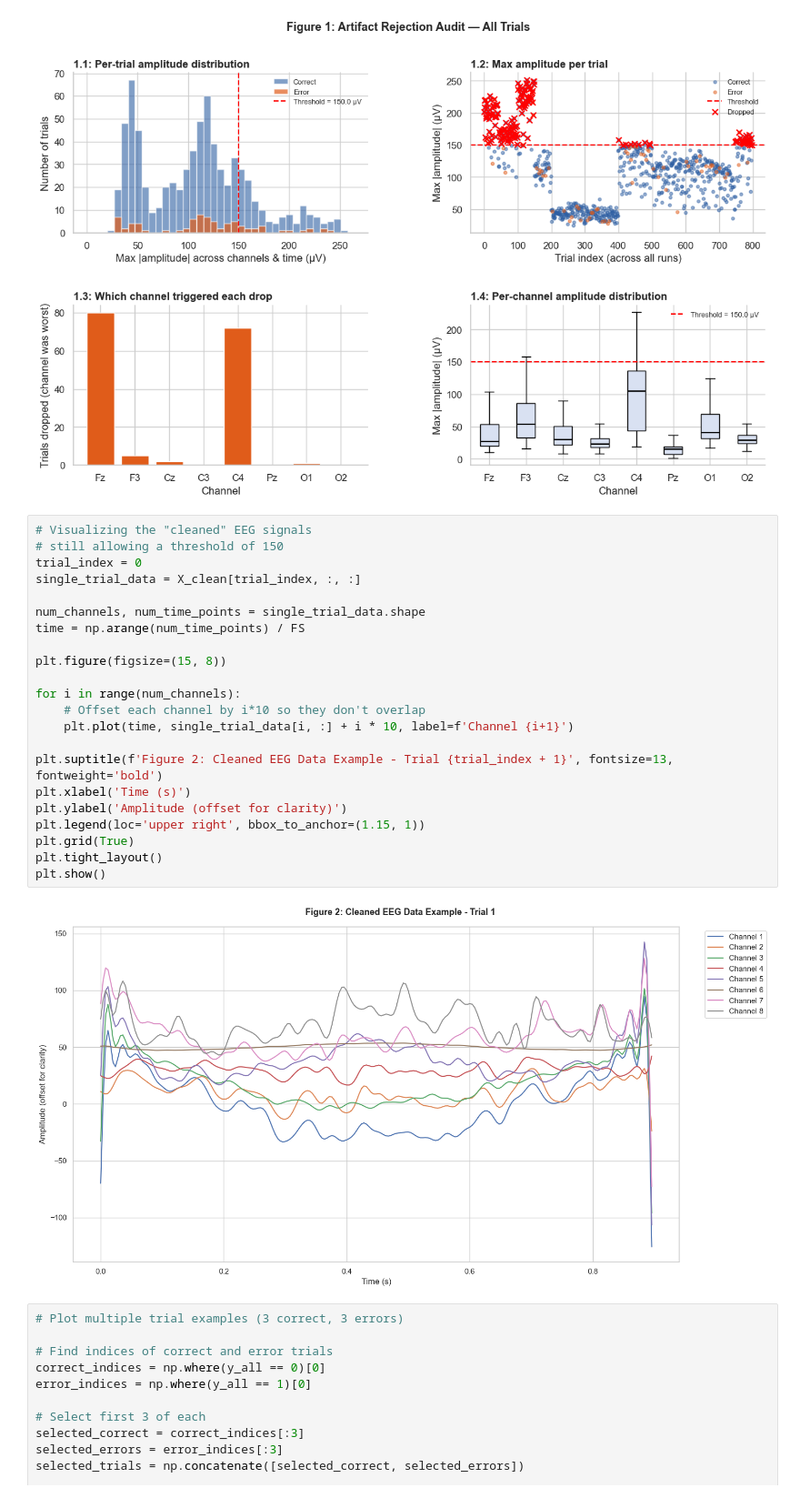
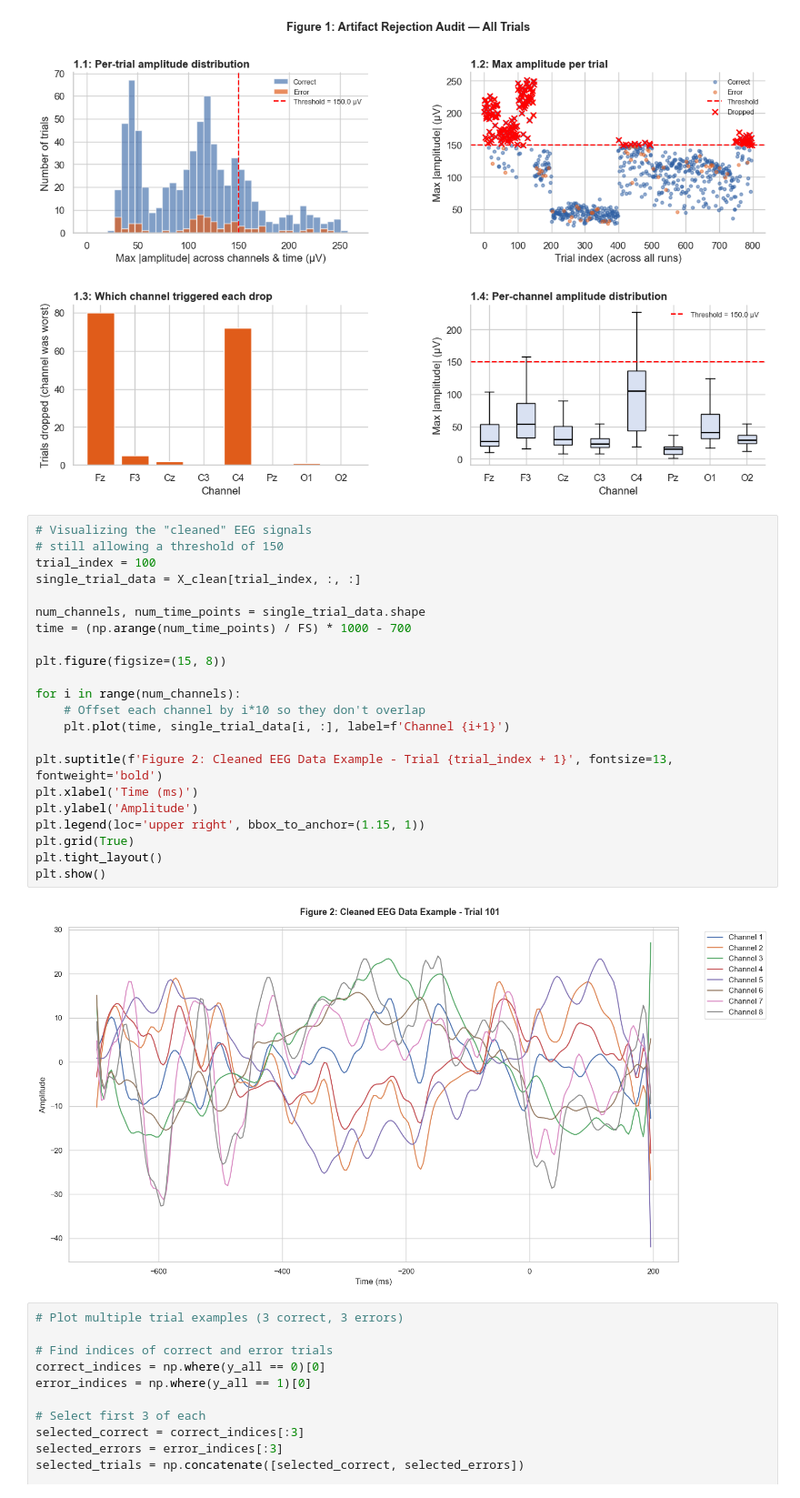
Before and after one commit to earanda4/COGS-189-Error-Prediction, a Jupyter notebook: eda.ipynb, the cells around one changed output. Shown at 91% size. Cells and saved outputs as stored; diff of their text form.

Commit message:
tweaking figure 2

```diff
--- a/eda.ipynb
+++ b/eda.ipynb
@@ -384,27 +384,27 @@ plt.show()
 # %%
 # Visualizing the "cleaned" EEG signals
 # still allowing a threshold of 150
-trial_index = 0
+trial_index = 100
 single_trial_data = X_clean[trial_index, :, :]
 
 num_channels, num_time_points = single_trial_data.shape
-time = np.arange(num_time_points) / FS
+time = (np.arange(num_time_points) / FS) * 1000 - 700
 
 plt.figure(figsize=(15, 8))
 
 for i in range(num_channels):
     # Offset each channel by i*10 so they don't overlap
-    plt.plot(time, single_trial_data[i, :] + i * 10, label=f'Channel {i+1}')
+    plt.plot(time, single_trial_data[i, :], label=f'Channel {i+1}')
 
 plt.suptitle(f'Figure 2: Cleaned EEG Data Example - Trial {trial_index + 1}', fontsize=13, fontweight='bold')
-plt.xlabel('Time (s)')
-plt.ylabel('Amplitude (offset for clarity)')
+plt.xlabel('Time (ms)')
+plt.ylabel('Amplitude')
 plt.legend(loc='upper right', bbox_to_anchor=(1.15, 1))
 plt.grid(True)
 plt.tight_layout()
 plt.show()
 # %% [output]
-[figure, old version]
+[figure, new version]
 # %%
 # Plot multiple trial examples (3 correct, 3 errors)
 
```
